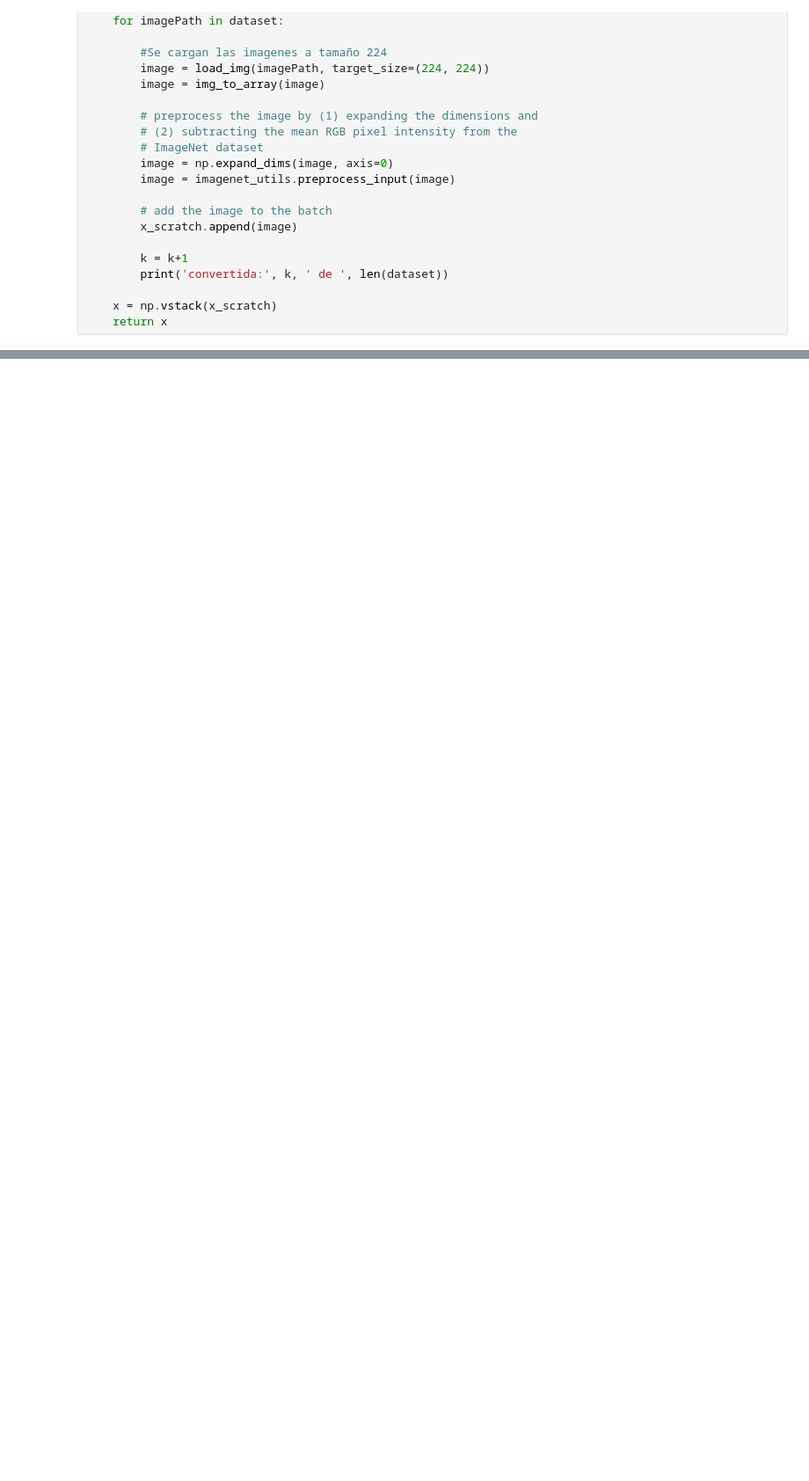
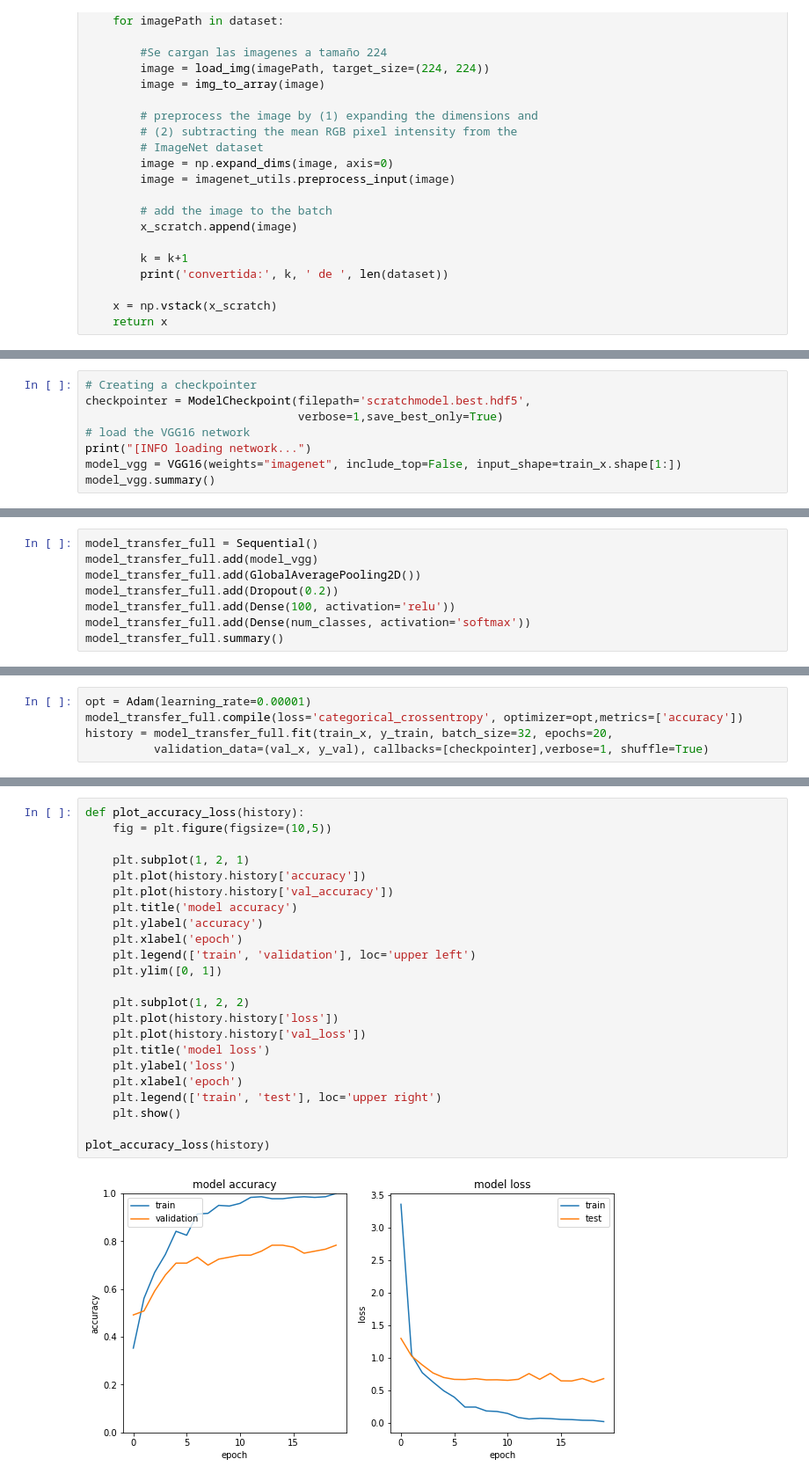
Before and after one commit to AlvaroUriel/idal_ia3, a Jupyter notebook: Test_listar_dataset_1.ipynb, the cells around one changed output, grey strips where cells are left out. Shown at 88% size. Saved outputs shown, nothing was run; the diff lists cells and outputs as text; blank space fills up the shorter version.

```diff
--- a/Test_listar_dataset_1.ipynb
+++ b/Test_listar_dataset_1.ipynb
@@ -344,0 +359,8 @@ print(test_x.shape)
+# %%
+# Creating a checkpointer
+checkpointer = ModelCheckpoint(filepath='scratchmodel.best.hdf5',
+                               verbose=1,save_best_only=True)
+# load the VGG16 network
+print("[INFO loading network...")
+model_vgg = VGG16(weights="imagenet", include_top=False, input_shape=train_x.shape[1:])
+model_vgg.summary()
@@ -344,0 +385,8 @@ print(test_x.shape)
+# %%
+model_transfer_full = Sequential()
+model_transfer_full.add(model_vgg)
+model_transfer_full.add(GlobalAveragePooling2D())
+model_transfer_full.add(Dropout(0.2))
+model_transfer_full.add(Dense(100, activation='relu'))
+model_transfer_full.add(Dense(num_classes, activation='softmax'))
+model_transfer_full.summary()
@@ -344,0 +414,5 @@ print(test_x.shape)
+# %%
+opt = Adam(learning_rate=0.00001)
+model_transfer_full.compile(loss='categorical_crossentropy', optimizer=opt,metrics=['accuracy'])
+history = model_transfer_full.fit(train_x, y_train, batch_size=32, epochs=20,
+          validation_data=(val_x, y_val), callbacks=[checkpointer],verbose=1, shuffle=True)
@@ -344,0 +437,25 @@ print(test_x.shape)
+# %%
+def plot_accuracy_loss(history):
+    fig = plt.figure(figsize=(10,5))
+
+    plt.subplot(1, 2, 1)
+    plt.plot(history.history['accuracy'])
+    plt.plot(history.history['val_accuracy'])
+    plt.title('model accuracy')
+    plt.ylabel('accuracy')
+    plt.xlabel('epoch')
+    plt.legend(['train', 'validation'], loc='upper left')
+    plt.ylim([0, 1])
+
+    plt.subplot(1, 2, 2)
+    plt.plot(history.history['loss'])
+    plt.plot(history.history['val_loss'])
+    plt.title('model loss')
+    plt.ylabel('loss')
+    plt.xlabel('epoch')
+    plt.legend(['train', 'test'], loc='upper right')
+    plt.show()
+
+plot_accuracy_loss(history)
+# %% [output]
+[figure, added]
```
Also changed, not shown: parts of 28 cells of this notebook.
